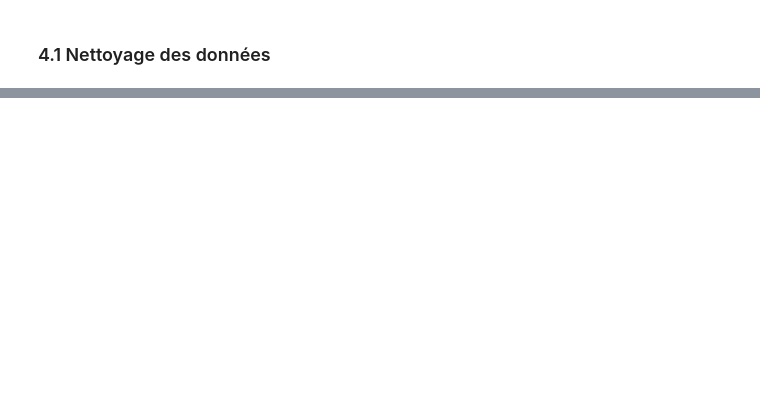
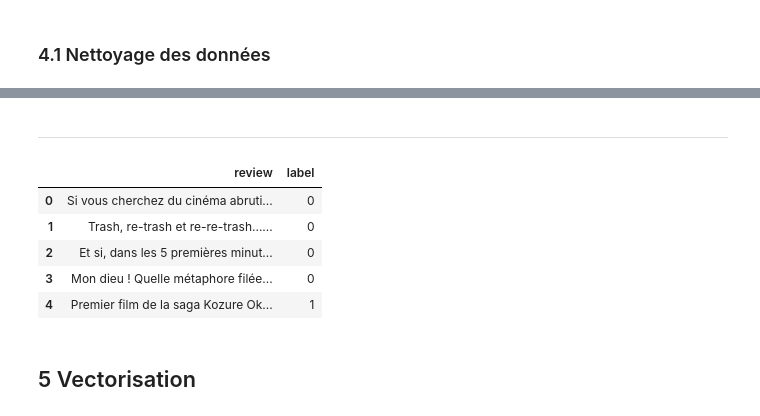
Before and after one commit to 2024-2025-estia-bihar/mesp2-laurent-sini, a Jupyter notebook: notebooks/EDA_Deep_Learning_II.ipynb, the cells around one changed output, grey strips where cells are left out. Cells and saved outputs as stored; diff of their text form; code cells hidden in the pictures; blank space fills up the shorter version.

```diff
--- a/notebooks/EDA_Deep_Learning_II.ipynb
+++ b/notebooks/EDA_Deep_Learning_II.ipynb
@@ -269,2 +134,10 @@ Approche Hybrid STL + Model
+# %%
+train_with_accent = df_train.copy()
+val_with_accent = df_val.copy()
+test_with_accent = df_test.copy()
+
+train_without_accent = df_train.copy()
+val_without_accent = df_val.copy()
+test_without_accent = df_test.copy()
 # %% [markdown]
 ### 4.1 Nettoyage des données
@@ -1000,0 +188,13 @@ tunner_logging_repository.session.commit()
+# %% [markdown]
+---
+# %%
+train_without_accent.head()
+# %% [output]
+|  | review | label |
+| 0 | Si vous cherchez du cinéma abruti... | 0 |
+| 1 | Trash, re-trash et re-re-trash...... | 0 |
+| 2 | Et si, dans les 5 premières minut... | 0 |
+| 3 | Mon dieu ! Quelle métaphore filée... | 0 |
+| 4 | Premier film de la saga Kozure Ok... | 1 |
+# %% [markdown]
+## 5 Vectorisation
```
Also changed, not shown: parts of 186 cells of this notebook, 3 other files.
